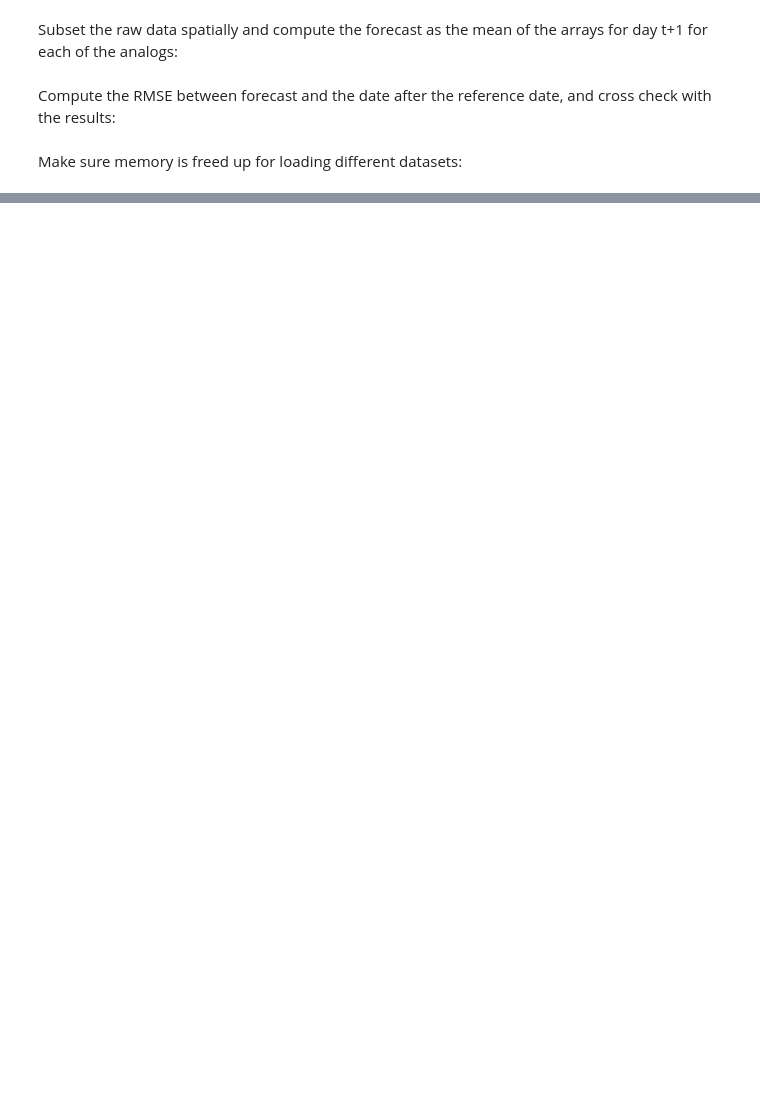
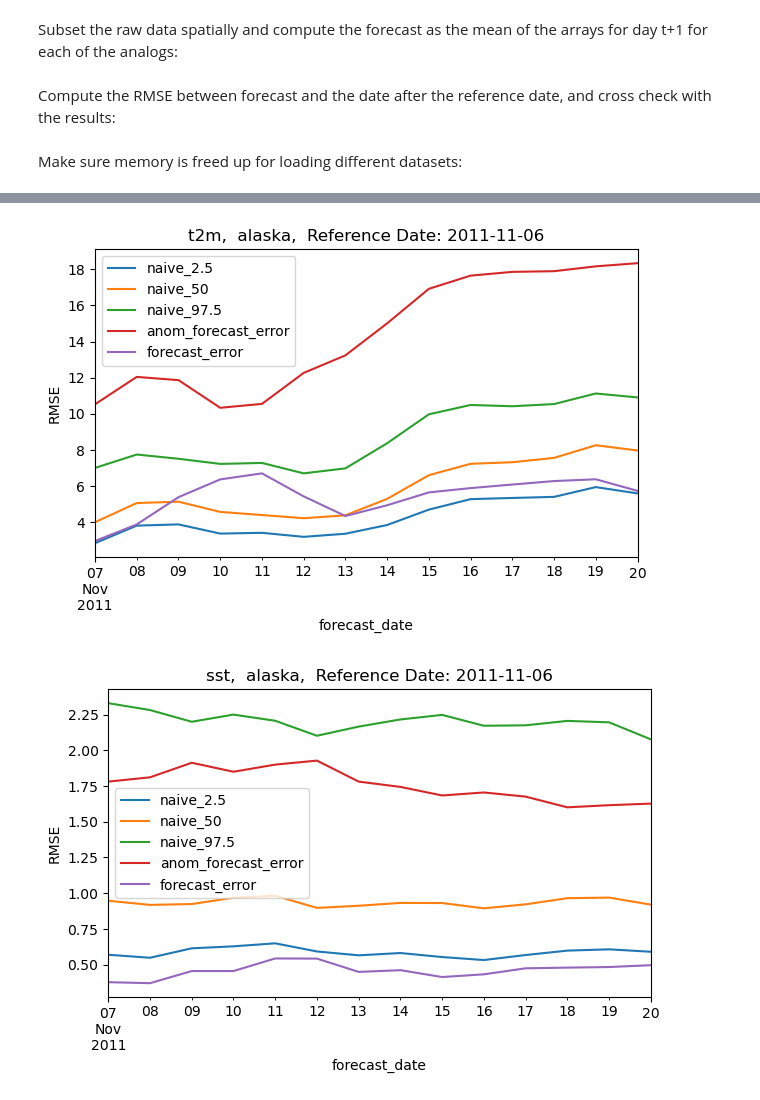
Before and after one commit to ua-snap/analog-forecast, a Jupyter notebook: skill_profiling/Nome_storm_dates_analysis.ipynb, the cells around one changed output, grey strips where cells are left out. Drawn from its saved outputs; the diff is of its cells as text; code cells hidden in the pictures; blank space fills up the shorter version.

```diff
--- a/skill_profiling/Nome_storm_dates_analysis.ipynb
+++ b/skill_profiling/Nome_storm_dates_analysis.ipynb
@@ -20,3 +23,6 @@ Concatenate the results into single tables:
 # %%
-analog_df = pd.concat([pd.read_csv(fp) for fp in Path("results").glob("*.csv") if "naive" not in fp.name])
+analog_df = pd.concat([
+    pd.read_csv(fp) for fp in Path("results").glob("*.csv")
+    if (("naive" not in fp.name) and ("dates" not in fp.name))
+])
 naive_df = pd.concat([pd.read_csv(fp) for fp in Path("results").glob("*naive.csv")])
@@ -144,0 +172,3 @@ end
+# %%
+query_str = "spatial_domain == 'alaska' & variable == 't2m' & reference_date == '2011-11-06'"
+naive_df.query(query_str).head()
@@ -144,0 +261,8 @@ end
+# %%
+naive_df["forecast_date"] = (pd.to_datetime(naive_df["reference_date"]) + pd.to_timedelta(naive_df["forecast_day_number"], unit="d"))
+naive_df_subset = naive_df.query("reference_date in @keep_ref_dates.unique()").drop(columns="forecast_day_number")[
+    # re-order columns
+    ["variable", "spatial_domain", "reference_date", "forecast_date", "naive_2.5", "naive_50", "naive_97.5"]
+# no anomaly_search option for naive forecasting
+].sort_values(["variable", "spatial_domain", "reference_date"])
+naive_df_subset
@@ -144,0 +300,29 @@ end
+# %%
+def plot_error_by_fday_line_chart(varname, spatial_domain, ref_date):
+    fig, ax = plt.subplots(1, 1, figsize=(7, 4))
+    query_str = "spatial_domain == @spatial_domain & variable == @varname & reference_date == @ref_date"
+    plot_df = naive_df.query(query_str)[["forecast_date", "naive_2.5", "naive_50", "naive_97.5"]].set_index("forecast_date")
+    plot_df = plot_df.join(
+        analog_df.query(
+            query_str + " & anomaly_search == True"
+        )[["forecast_date", "forecast_error"]].set_index("forecast_date").rename(
+            columns={"forecast_error": "anom_forecast_error"}
+        )
+    )
+    plot_df = plot_df.join(
+        analog_df.query(
+            query_str + " & anomaly_search == False"
+        )[["forecast_date", "forecast_error"]].set_index("forecast_date").rename(
+            columns={"forecast_error": "forecast_error"}
+        )
+    )
+    plot_df.plot(title=f"{varname},  {spatial_domain},  Reference Date: {ref_date}", ax=ax)
+    ax.set_ylabel("RMSE")
+# %%
+plot_error_by_fday_line_chart("t2m", "alaska", "2011-11-06")
+plot_error_by_fday_line_chart("sst", "alaska", "2011-11-06")
+plot_error_by_fday_line_chart("msl", "alaska", "2011-11-06")
+plot_error_by_fday_line_chart("z", "alaska", "2011-11-06")
+# %% [output]
+[figure, added]
+[figure, added]
```
Also changed, not shown: parts of 38 cells of this notebook, 2 other files.
